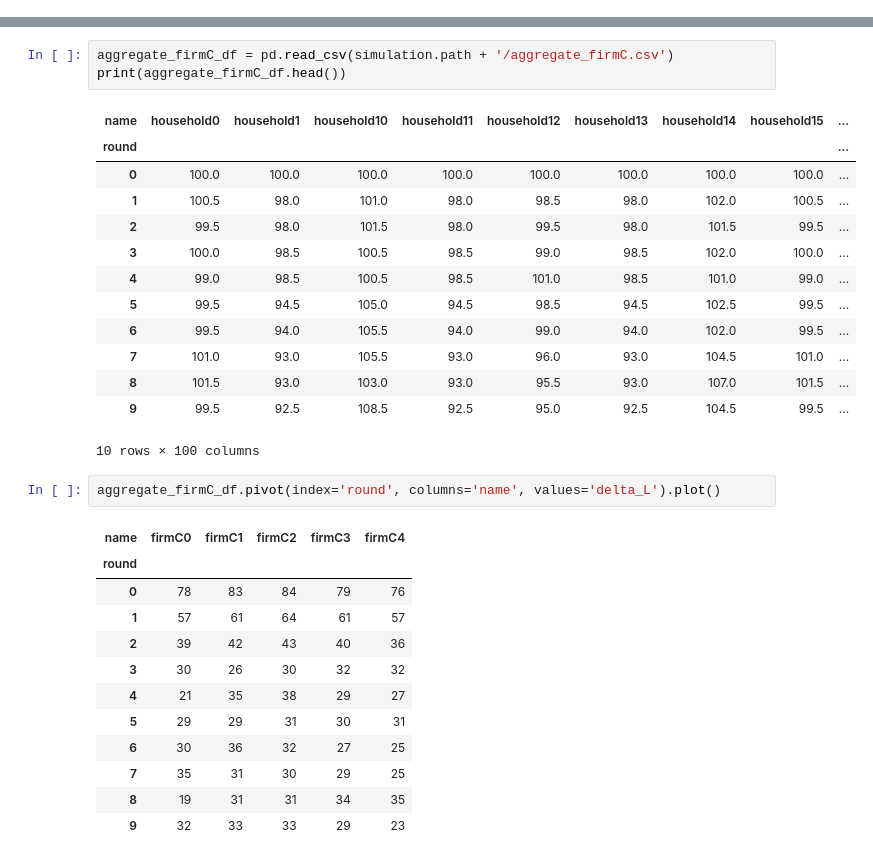
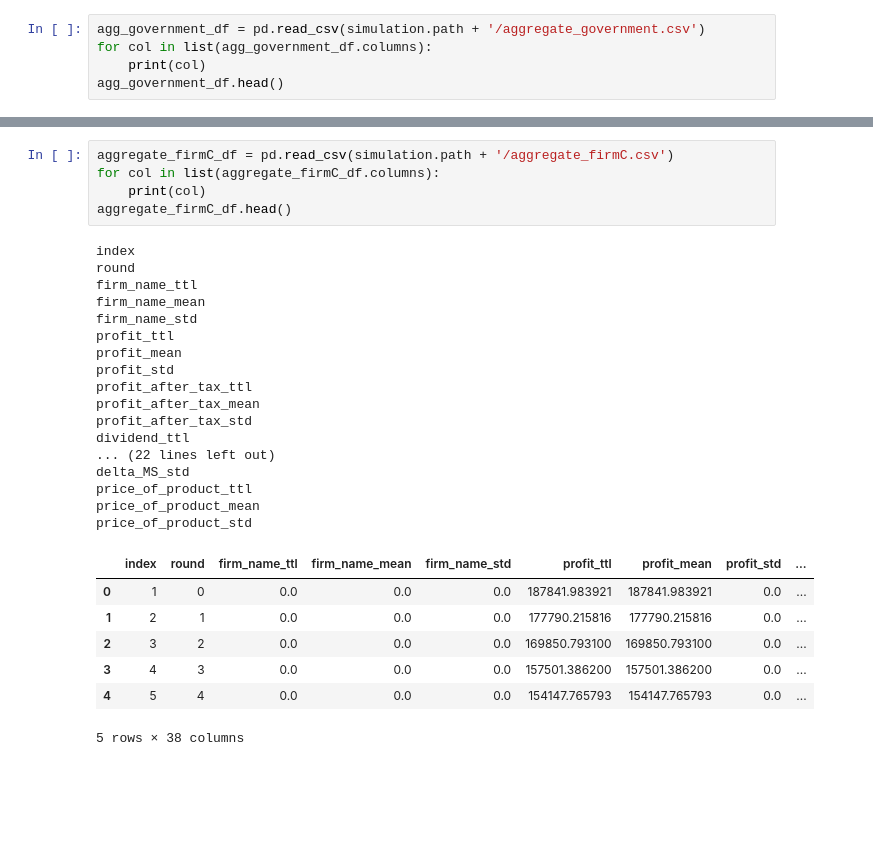
Before and after one commit to rokaboNatttsu/simple_ABSFC_test, a Jupyter notebook: simpleSFC.ipynb, the cells around one changed output, grey strips where cells are left out. Drawn from its saved outputs; the diff is of its cells as text; blank space fills up the shorter version.

```diff
--- a/simpleSFC.ipynb
+++ b/simpleSFC.ipynb
@@ -535,0 +738,5 @@ panel_firmC_df.pivot(index='round', columns='name', values='L').plot()
+# %%
+agg_government_df = pd.read_csv(simulation.path + '/aggregate_government.csv')
+for col in list(agg_government_df.columns):
+    print(col)
+agg_government_df.head()
@@ -536,32 +773,30 @@ panel_firmC_df.pivot(index='round', columns='name', values='L').plot()
 # %%
 aggregate_firmC_df = pd.read_csv(simulation.path + '/aggregate_firmC.csv')
-print(aggregate_firmC_df.head())
+for col in list(aggregate_firmC_df.columns):
+    print(col)
+aggregate_firmC_df.head()
 # %% [output]
+index
+round
+firm_name_ttl
+firm_name_mean
+firm_name_std
+profit_ttl
+profit_mean
+profit_std
+profit_after_tax_ttl
+profit_after_tax_mean
+profit_after_tax_std
+dividend_ttl
+... (22 lines left out)
+delta_MS_std
+price_of_product_ttl
+price_of_product_mean
+price_of_product_std
-| name | household0 | household1 | household10 | household11 | household12 | household13 | household14 | household15 | ... |
-| round |  |  |  |  |  |  |  |  | ... |
-| 0 | 100.0 | 100.0 | 100.0 | 100.0 | 100.0 | 100.0 | 100.0 | 100.0 | ... |
-| 1 | 100.5 | 98.0 | 101.0 | 98.0 | 98.5 | 98.0 | 102.0 | 100.5 | ... |
-| 2 | 99.5 | 98.0 | 101.5 | 98.0 | 99.5 | 98.0 | 101.5 | 99.5 | ... |
-| 3 | 100.0 | 98.5 | 100.5 | 98.5 | 99.0 | 98.5 | 102.0 | 100.0 | ... |
-| 4 | 99.0 | 98.5 | 100.5 | 98.5 | 101.0 | 98.5 | 101.0 | 99.0 | ... |
-| 5 | 99.5 | 94.5 | 105.0 | 94.5 | 98.5 | 94.5 | 102.5 | 99.5 | ... |
-| 6 | 99.5 | 94.0 | 105.5 | 94.0 | 99.0 | 94.0 | 102.0 | 99.5 | ... |
-| 7 | 101.0 | 93.0 | 105.5 | 93.0 | 96.0 | 93.0 | 104.5 | 101.0 | ... |
-| 8 | 101.5 | 93.0 | 103.0 | 93.0 | 95.5 | 93.0 | 107.0 | 101.5 | ... |
-| 9 | 99.5 | 92.5 | 108.5 | 92.5 | 95.0 | 92.5 | 104.5 | 99.5 | ... |
+|  | index | round | firm_name_ttl | firm_name_mean | firm_name_std | profit_ttl | profit_mean | profit_std | ... |
+| 0 | 1 | 0 | 0.0 | 0.0 | 0.0 | 187841.983921 | 187841.983921 | 0.0 | ... |
+| 1 | 2 | 1 | 0.0 | 0.0 | 0.0 | 177790.215816 | 177790.215816 | 0.0 | ... |
+| 2 | 3 | 2 | 0.0 | 0.0 | 0.0 | 169850.793100 | 169850.793100 | 0.0 | ... |
+| 3 | 4 | 3 | 0.0 | 0.0 | 0.0 | 157501.386200 | 157501.386200 | 0.0 | ... |
+| 4 | 5 | 4 | 0.0 | 0.0 | 0.0 | 154147.765793 | 154147.765793 | 0.0 | ... |
-10 rows × 100 columns
+5 rows × 38 columns
-# %%
-aggregate_firmC_df.pivot(index='round', columns='name', values='delta_L').plot()
-# %% [output]
-| name | firmC0 | firmC1 | firmC2 | firmC3 | firmC4 |
-| round |  |  |  |  |  |
-| 0 | 78 | 83 | 84 | 79 | 76 |
-| 1 | 57 | 61 | 64 | 61 | 57 |
-| 2 | 39 | 42 | 43 | 40 | 36 |
-| 3 | 30 | 26 | 30 | 32 | 32 |
-| 4 | 21 | 35 | 38 | 29 | 27 |
-| 5 | 29 | 29 | 31 | 30 | 31 |
-| 6 | 30 | 36 | 32 | 27 | 25 |
-| 7 | 35 | 31 | 30 | 29 | 25 |
-| 8 | 19 | 31 | 31 | 34 | 35 |
-| 9 | 32 | 33 | 33 | 29 | 23 |
```
Also changed, not shown: parts of 23 cells of this notebook, 1 other file.
